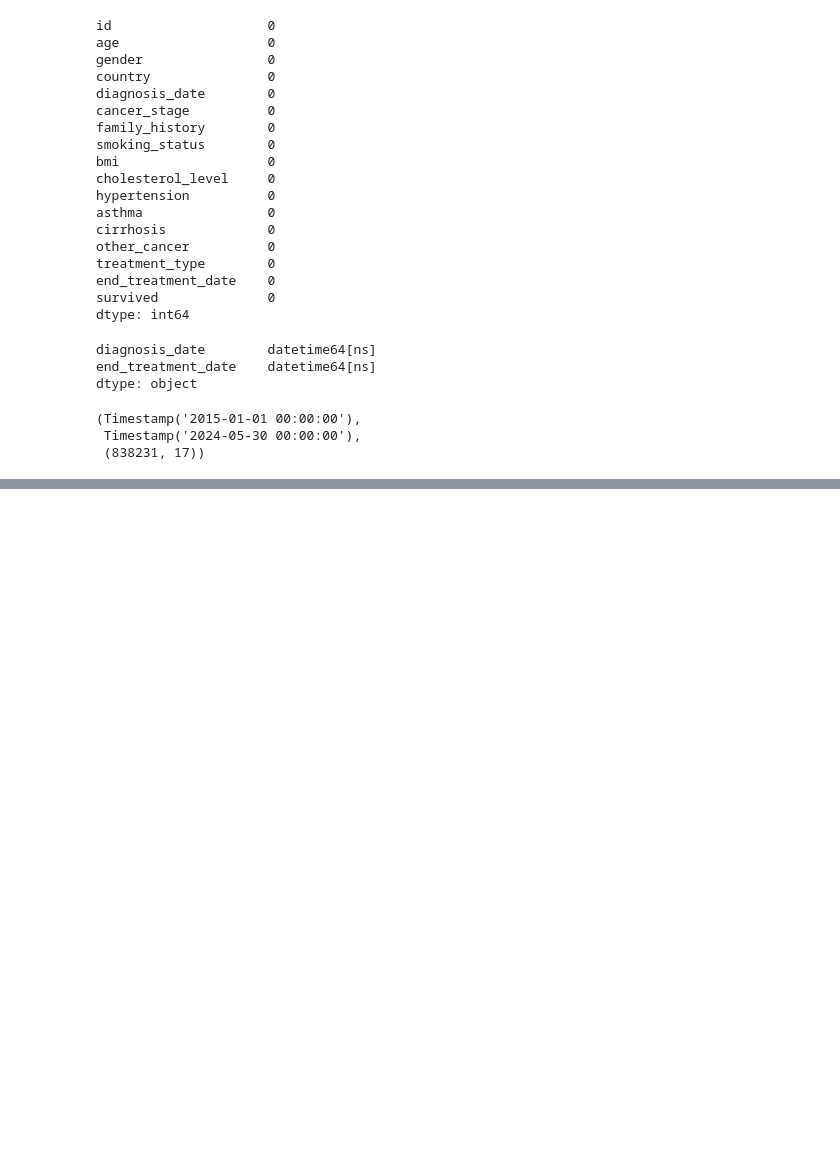
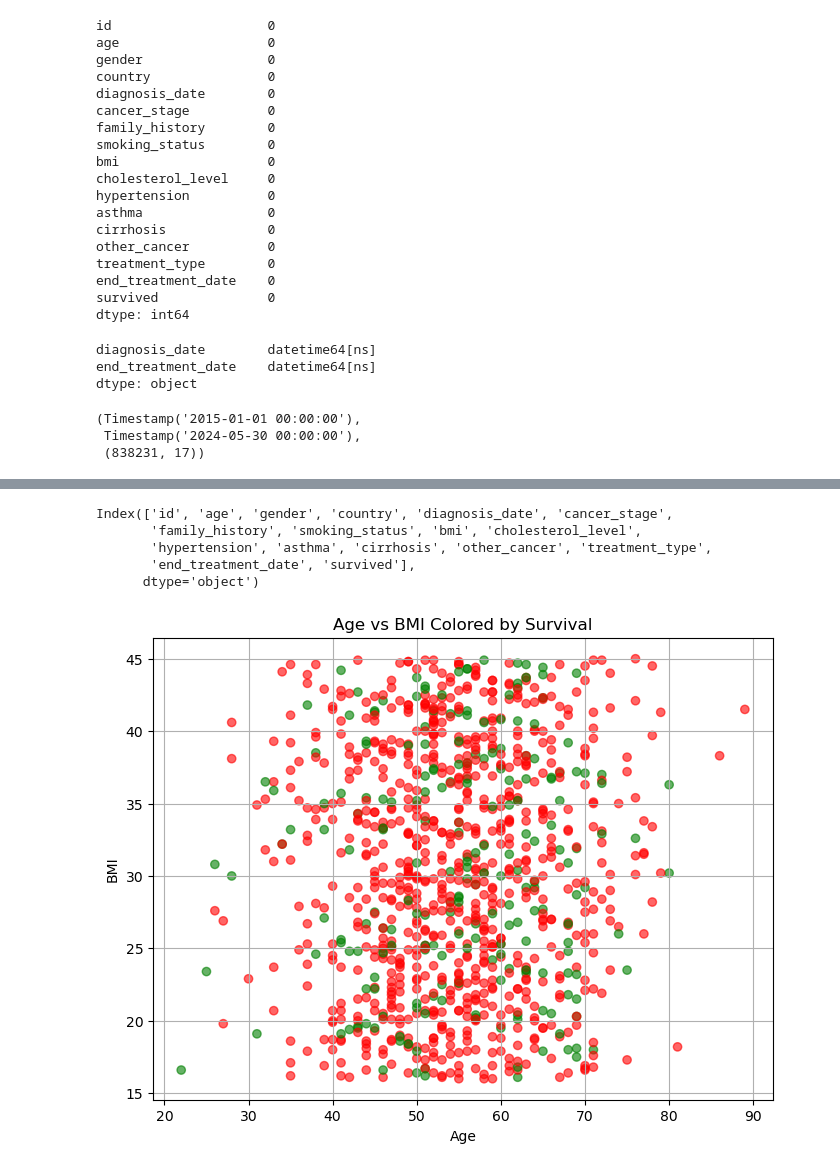
Before and after one commit to jacobszc/CSE487, a Jupyter notebook: Assignment1.ipynb, the cells around one changed output, grey strips where cells are left out. Saved outputs shown, nothing was run; the diff lists cells and outputs as text; code cells hidden in the pictures; blank space fills up the shorter version.

Commit message:
added scatter plot

```diff
--- a/Assignment1.ipynb
+++ b/Assignment1.ipynb
@@ -115,0 +117,21 @@ age_histogram()
+# %%
+dataset.columns
+# %% [output]
+Index(['id', 'age', 'gender', 'country', 'diagnosis_date', 'cancer_stage',
+       'family_history', 'smoking_status', 'bmi', 'cholesterol_level',
+       'hypertension', 'asthma', 'cirrhosis', 'other_cancer', 'treatment_type',
+       'end_treatment_date', 'survived'],
+      dtype='object')
+# %%
+sample_df = dataset.sample(n=1000, random_state=42)
+# %%
+plt.figure(figsize=(8, 6))
+colors = sample_df['survived'].map({0: 'red', 1: 'green'})  # red for died, green for survived
+plt.scatter(sample_df['age'], sample_df['bmi'], c=colors, alpha=0.6)
+plt.xlabel('Age')
+plt.ylabel('BMI')
+plt.title('Age vs BMI Colored by Survival')
+plt.grid(True)
+plt.show()
+# %% [output]
+[figure, added]
```
Also changed, not shown: parts of 3 cells of this notebook.
